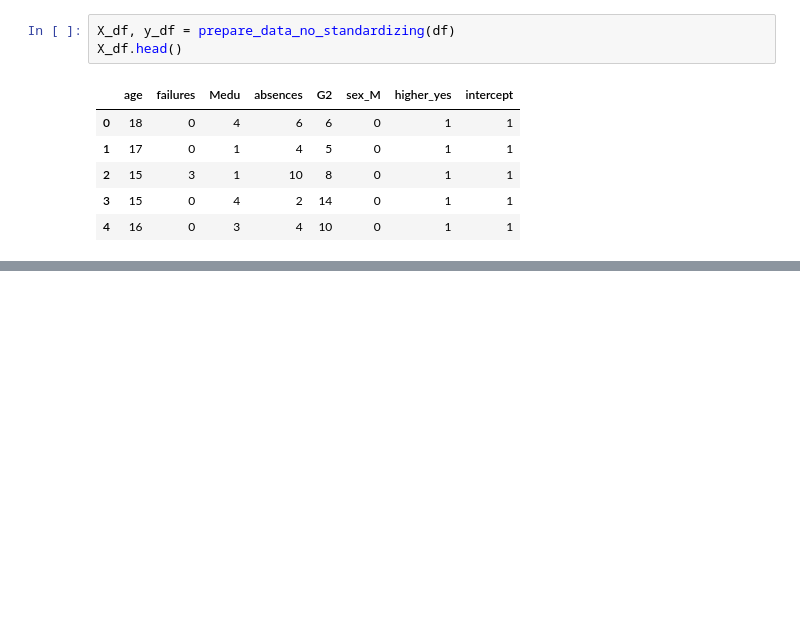
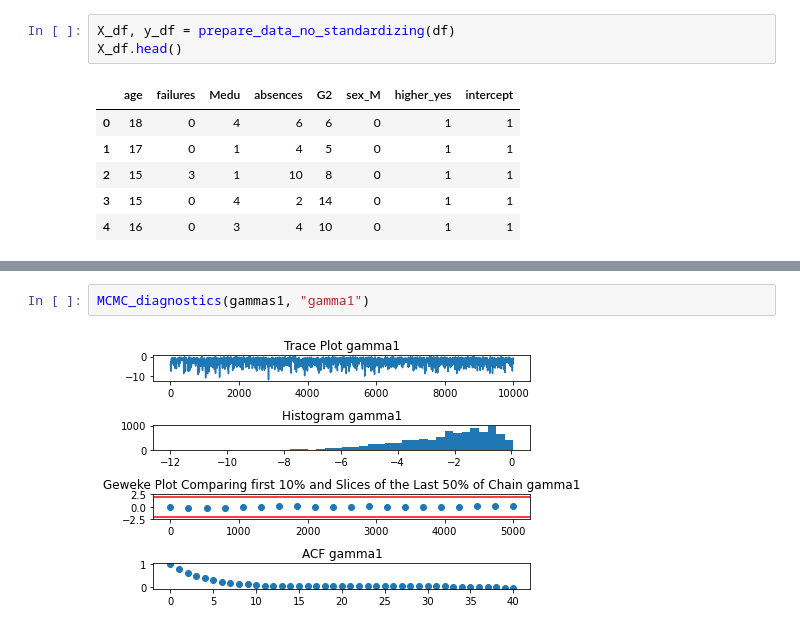
Before and after one commit to lbotti319/bayesian_math_scores, a Jupyter notebook: Modeling with missing data.ipynb, the cells around one changed output, grey strips where cells are left out. Cells and saved outputs as stored; diff of their text form; blank space fills up the shorter version.

```diff
--- a/Modeling with missing data.ipynb
+++ b/Modeling with missing data.ipynb
@@ -87,0 +114,4 @@ printing above the $(y - X.dot(betas[:, i-1])).T.dot(y - X.dot(betas[:, i-1])) /
+# %%
+MCMC_diagnostics(gammas1, "gamma1")
+# %% [output]
+[figure, added]
```
Also changed, not shown: parts of 18 cells of this notebook.
